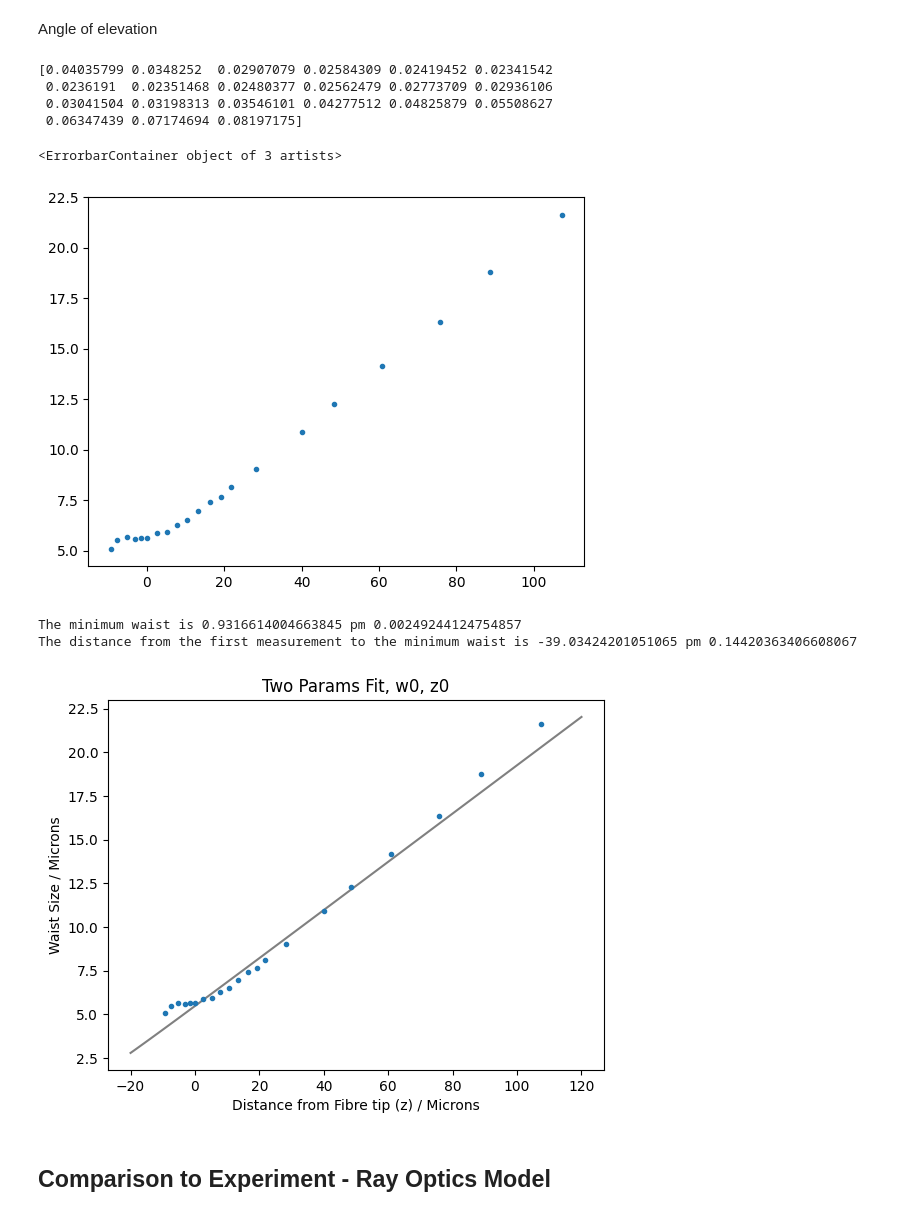
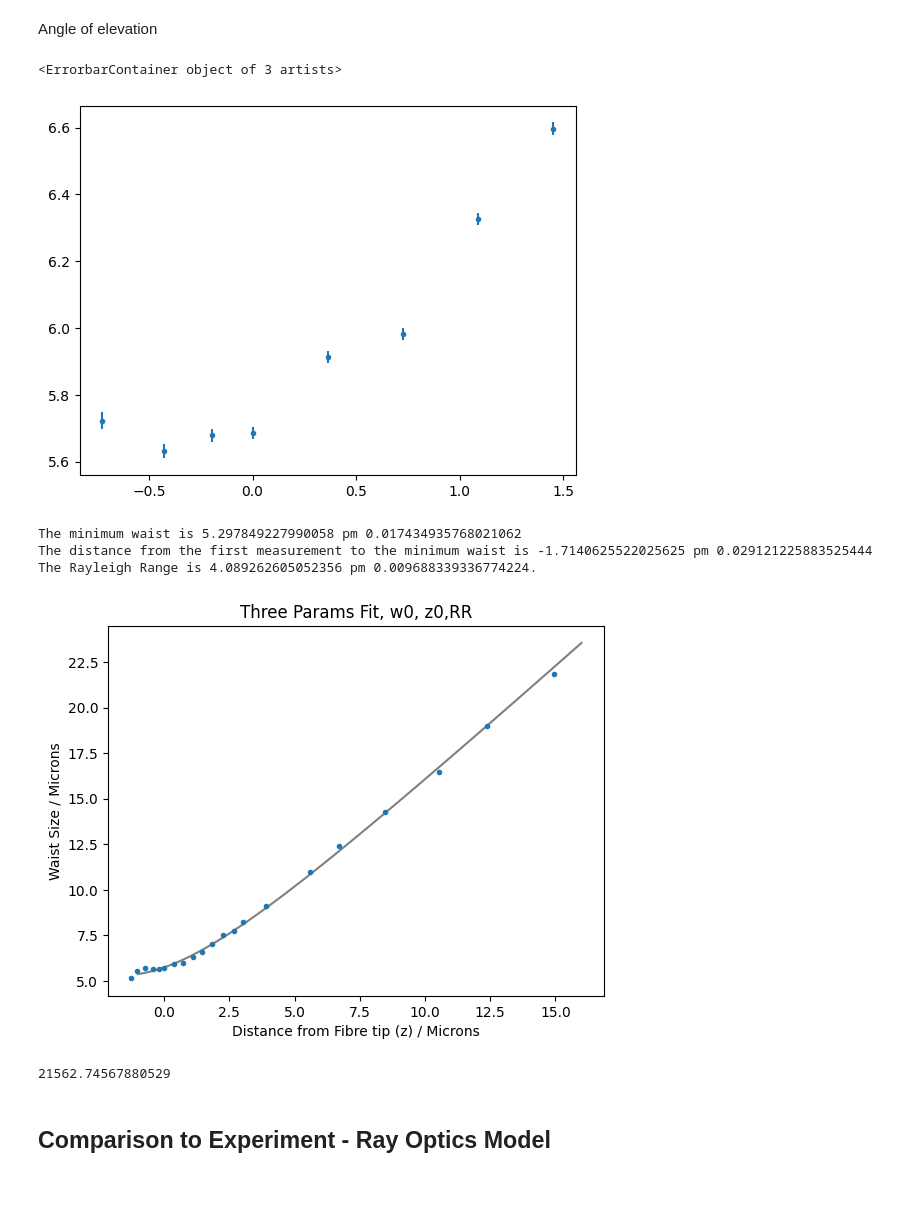
Before and after one commit to akay8/Level4Project, a Jupyter notebook: Cleaved_Fibre.ipynb, the cells around one changed output. Cells and saved outputs as stored; diff of their text form; code cells hidden in the pictures; blank space fills up the shorter version.

Commit message:
Got a good fit! using Rayleigh range as a param

```diff
--- a/Cleaved_Fibre.ipynb
+++ b/Cleaved_Fibre.ipynb
@@ -292,26 +293,24 @@ Angle of elevation
 # %%
 angle_deg = 8
 angle_deg_err = 1
 angle = angle_deg * np.pi / 180
 angle_err = angle_deg_err * np.pi / 180
 
 # Multiply waists by COS of angle to obtain correct component distance
 # Leave zs for now?
-zs = lengths
-waists_comp = waists*np.cos(angle)
+zs = lengths*np.sin(angle)
+# waists_comp = waists
 
 
 sin_err = np.abs(np.sin(angle + angle_err) - np.sin(angle))
-cos_err = np.abs(np.cos(angle + angle_err) - np.cos(angle))
-waists_comp_err = waists_comp*np.sqrt( (cos_err / np.cos(angle))**2 + (waists_errs/waists)**2 )
-print(waists_comp_err)
+# cos_err = np.abs(np.cos(angle + angle_err) - np.cos(angle))
+# waists_comp_err = waists_comp*np.sqrt( (sin_err / np.sin(angle))**2 + (waists_errs/waists)**2 )
+# print(waists_comp_err)
 
-plt.errorbar(zs, waists_comp, yerr = waists_comp_err, linestyle = '', marker = 'o', ms = 3)
+zs_err = zs*np.sqrt( (sin_err / np.sin(angle))**2 + (lengths_errs/lengths)**2 )
+
+plt.errorbar(zs[2:10], waists[2:10], yerr = waists_errs[2:10], linestyle = '', marker = 'o', ms = 3)
 # %% [output]
-[0.04035799 0.0348252  0.02907079 0.02584309 0.02419452 0.02341542
- 0.0236191  0.02351468 0.02480377 0.02562479 0.02773709 0.02936106
- 0.03041504 0.03198313 0.03546101 0.04277512 0.04825879 0.05508627
- 0.06347439 0.07174694 0.08197175]
+<ErrorbarContainer object of 3 artists>
-<ErrorbarContainer object of 3 artists>
-[figure, old version]
+[figure, new version]
 # %%
@@ -321,10 +320,11 @@ w0_err, z0_err = params_errs
 # %%
 # Plot waists vs Z:
-plt.errorbar(zs, waists_comp, yerr = waists_comp_err, linestyle = '', marker = 'o', ms = 3)
-plt.plot(np.linspace(-20,120,100), WvsZ(np.linspace(-20,120,100), w0, z0), color = 'grey')
+plt.errorbar(zs, waists, yerr = waists_errs, linestyle = '', marker = 'o', ms = 3)
+plt.plot(np.linspace(-1,16,100), WvsZ(np.linspace(-1,16,100), w0, z0,RR), color = 'grey')
+
 plt.xlabel('Distance from Fibre tip (z) / Microns')
 plt.ylabel('Waist Size / Microns')
-plt.title('Two Params Fit, w0, z0')
+plt.title('Three Params Fit, w0, z0,RR')
 
 #plt.plot(np.linspace(-100,450,100), WvsZ(np.linspace(-100,450,100), 3, z0), color = 'green')
 #plt.scatter(lengths*np.cos(np.pi / 12),waists*np.cos(np.pi / 12), color = 'darkgreen')
@@ -332,10 +332,16 @@ plt.title('Two Params Fit, w0, z0')
 print('The minimum waist is {} pm {}'.format(w0, w0_err))
 print('The distance from the first measurement to the minimum waist is {} pm {}'.format(z0, z0_err))
 #print('The weird systematic error Y is {} pm {}'.format(Y0, Y0_err))
+print('The Rayleigh Range is {} pm {}.'.format(RR,RR_err))
 # %% [output]
-The minimum waist is 0.9316614004663845 pm 0.00249244124754857
-The distance from the first measurement to the minimum waist is -39.03424201051065 pm 0.14420363406608067
+The minimum waist is 5.297849227990058 pm 0.017434935768021062
+The distance from the first measurement to the minimum waist is -1.7140625522025625 pm 0.029121225883525444
+The Rayleigh Range is 4.089262605052356 pm 0.009688339336774224.
-[figure, old version]
+[figure, new version]
+# %%
+print( (np.pi*(w0*10**-6)**2) / (RR*10**-6) *10**9)
+# %% [output]
+21562.74567880529
 # %% [markdown]
 ## Comparison to Experiment - Ray Optics Model
 # %%
```
Also changed, not shown: parts of 3 cells of this notebook.
